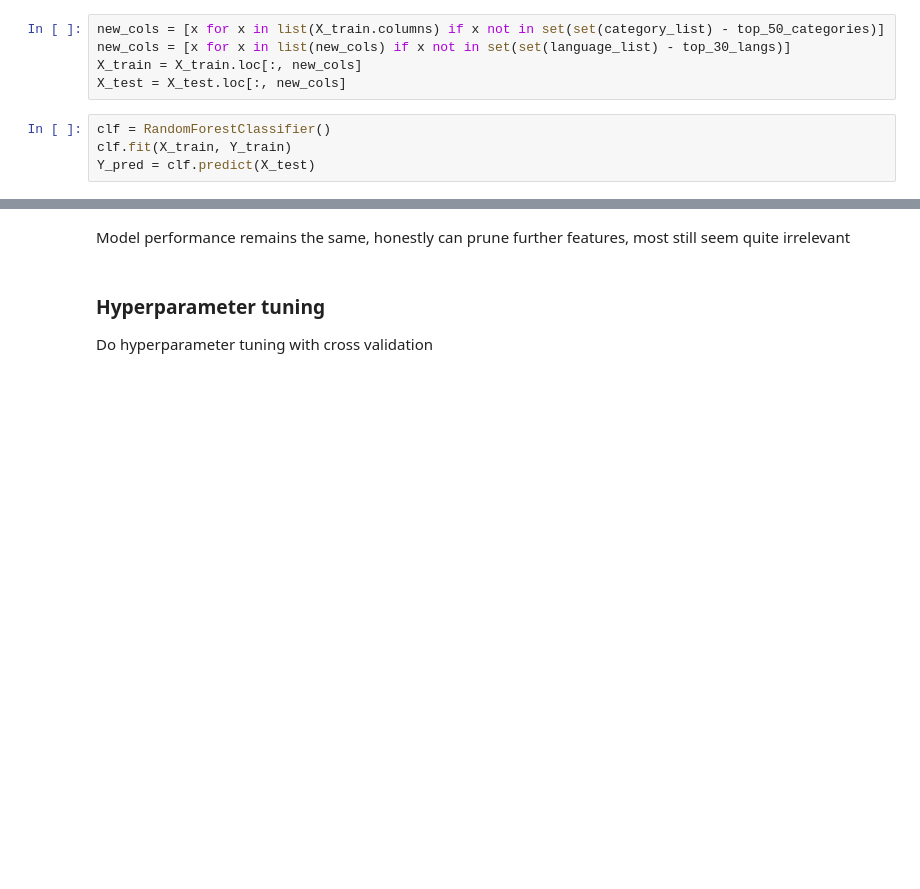
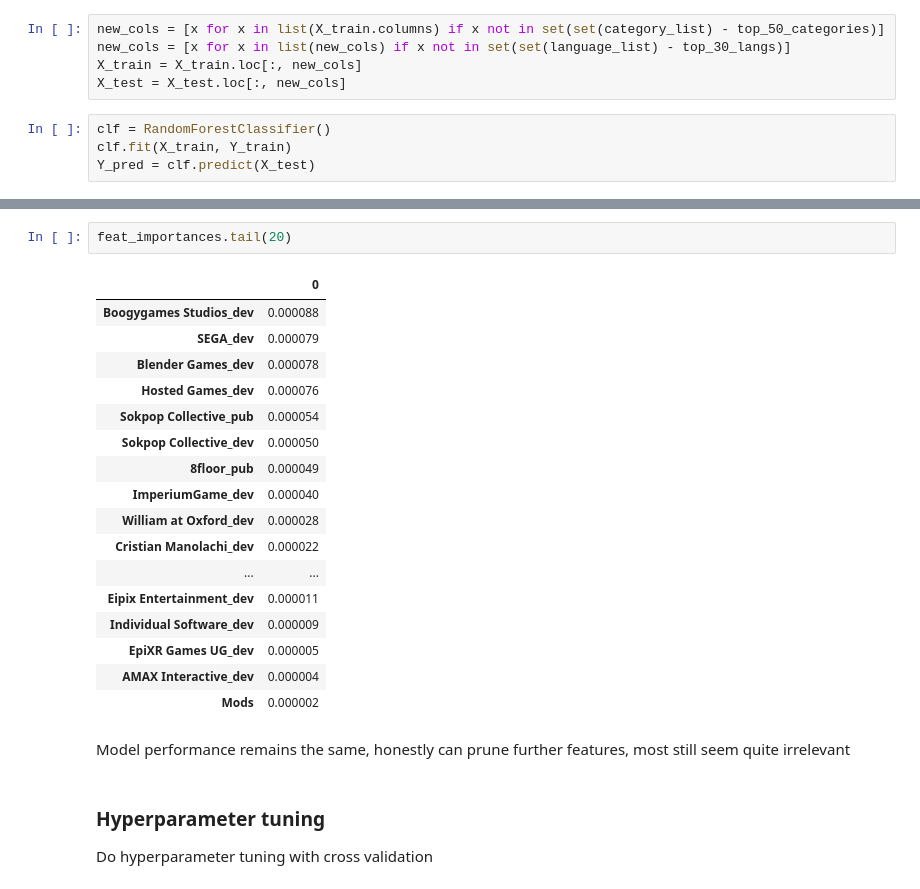
Before and after one commit to kYuXian/is4242-project, a Jupyter notebook: Project Code/Modelling.ipynb, the cells around one changed output, grey strips where cells are left out. Drawn from its saved outputs; the diff is of its cells as text; blank space fills up the shorter version.

```diff
--- a/Project Code/Modelling.ipynb
+++ b/Project Code/Modelling.ipynb
@@ -327,3 +327,23 @@ feat_importances
+# %%
+feat_importances.tail(20)
+# %% [output]
+|  | 0 |
+| Boogygames Studios_dev | 0.000088 |
+| SEGA_dev | 0.000079 |
+| Blender Games_dev | 0.000078 |
+| Hosted Games_dev | 0.000076 |
+| Sokpop Collective_pub | 0.000054 |
+| Sokpop Collective_dev | 0.000050 |
+| 8floor_pub | 0.000049 |
+| ImperiumGame_dev | 0.000040 |
+| William at Oxford_dev | 0.000028 |
+| Cristian Manolachi_dev | 0.000022 |
+| ... | ... |
+| Eipix Entertainment_dev | 0.000011 |
+| Individual Software_dev | 0.000009 |
+| EpiXR Games UG_dev | 0.000005 |
+| AMAX Interactive_dev | 0.000004 |
+| Mods | 0.000002 |
 # %% [markdown]
 Model performance remains the same, honestly can prune further features, most still seem quite irrelevant
 # %% [markdown]
```
Also changed, not shown: parts of 8 cells of this notebook.
